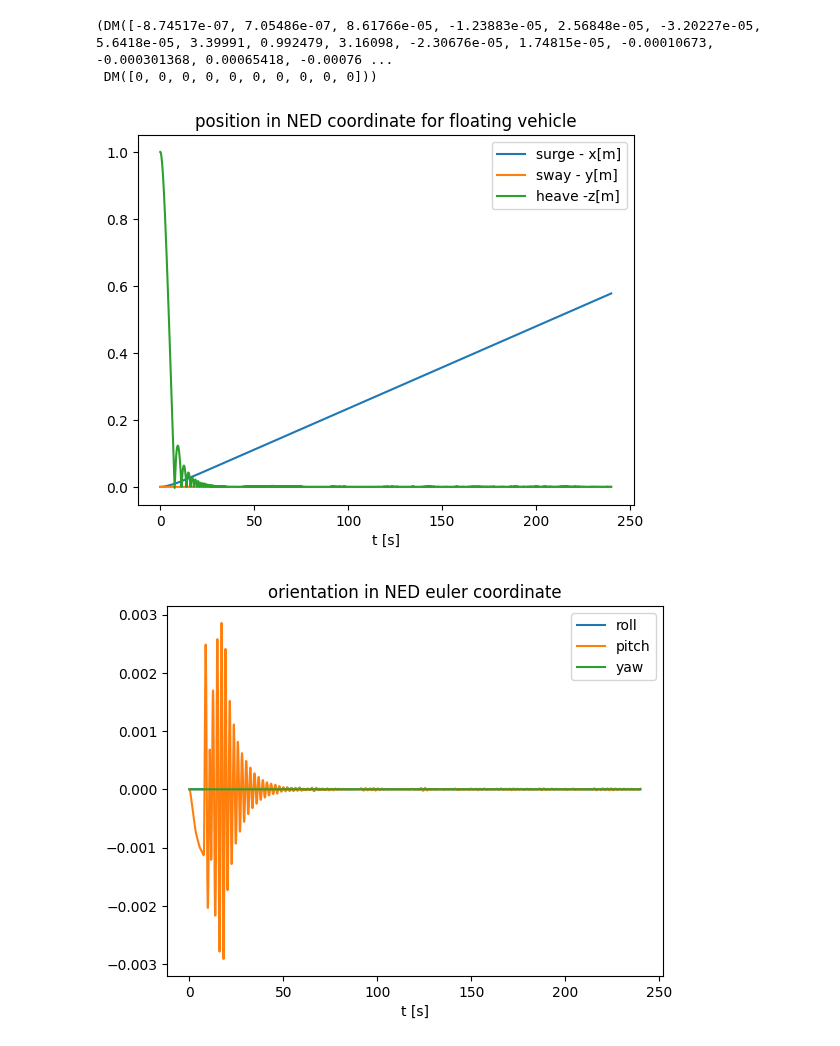
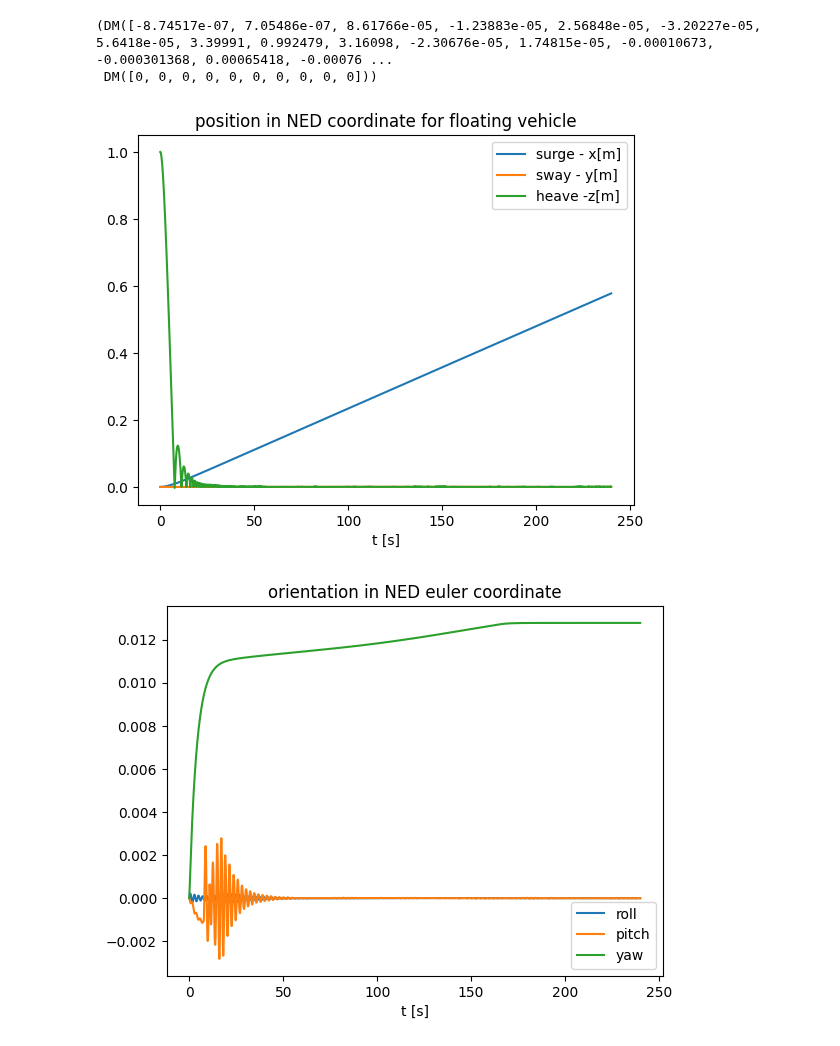
Before and after one commit to edxmorgan/diff_uvms, a Jupyter notebook: usage/example/uvms_forward_dynamics.ipynb, the cells around one changed output. Cells and saved outputs as stored; diff of their text form; code cells hidden in the pictures.

```diff
--- a/usage/example/uvms_forward_dynamics.ipynb
+++ b/usage/example/uvms_forward_dynamics.ipynb
@@ -54,75 +55,80 @@ UVMSnext_use_coupled(True, st_x0, u0, alpha.delta_t, alpha.sim_p, blue.sim_p, al
 (DM([-8.74517e-07, 7.05486e-07, 8.61766e-05, -1.23883e-05, 2.56848e-05, -3.20227e-05, 5.6418e-05, 3.39991, 0.992479, 3.16098, -2.30676e-05, 1.74815e-05, -0.00010673, -0.000301368, 0.00065418, -0.00076 ...
  DM([0, 0, 0, 0, 0, 0, 0, 0, 0, 0]))
 # %%
-sim = x_next_decoupled_eval.mapaccum(alpha.N)
+res = [np.zeros((20,alpha.N+1)), np.zeros((10,alpha.N+1))]
 x0 = np.array([0, 0, 1, 0, 0, 0, 0.0, 1.5, 0.05, 0.0, 0, 0, 0, 0, 0, 0, 0, 0, 0, 0]) #x y z r p y q0 q1 q2 q3 u v w p q r qd0 qd1 qd2 qd3 qd4
-u0 = np.array([0.01, 0.0, 0, 0, 0, 0, 0.1, 0, 0, 0])
-res = sim(x0, u0, alpha.delta_t, alpha.sim_p,  blue.sim_p,  alpha.base_T0, alpha.joint_min, alpha.joint_max)
+u =  np.array([0.01, 0.0, 0, 0, 0, 0, 0.1, 0, 0, 0])
+res[0][:,0] = x0
+res[1][:,0] = u
 t = np.linspace(0, alpha.sim_n, alpha.N+1)
 
+for i in range(1, alpha.N+1):
+  fx = UVMSnext_use_coupled(use_coupled, res[0][:,i-1], u, alpha.delta_t, alpha.sim_p,  blue.sim_p,  alpha.base_T0, alpha.joint_min, alpha.joint_max)
+  res[0][:,i] = fx[0].full().flatten()
+  res[1][:,i] = fx[1].full().flatten()
 
 # Create a figure and plot the data
 plt.figure()
-plt.plot(t, np.concatenate((np.array(x0).reshape((20,1)), res[0].toarray()), axis=1)[0:3,:].T)
+plt.plot(t, res[0][0:3,:].T)
 plt.legend(['surge - x[m]', 'sway - y[m]', 'heave -z[m]'])
 plt.title("position in NED coordinate for floating vehicle")
 plt.xlabel('t [s]')
 
 plt.figure()
-plt.plot(t, np.concatenate((np.array(x0).reshape((20,1)), res[0].toarray()), axis=1)[3:6,:].T)
+plt.plot(t, res[0][3:6,:].T)
 plt.legend(['roll', 'pitch', 'yaw'])
 plt.title("orientation in NED euler coordinate")
 plt.xlabel('t [s]')
 
 plt.figure()
-plt.plot(t, np.concatenate((np.array(x0).reshape((20,1)), res[0].toarray()), axis=1)[6:10,:].T)
+plt.plot(t, res[0][6:10,:].T)
 plt.legend(['q0', 'q1', 'q2', 'q3'])
 plt.title("positions for manipulator")
 plt.xlabel('t [s]')
 
 plt.figure()
-plt.plot(t, np.concatenate((np.array(x0).reshape((20,1)), res[0].toarray()), axis=1)[10:13,:].T)
+plt.plot(t, res[0][10:13,:].T)
 plt.legend(['u', 'v', 'w'])
 plt.xlabel('t[s]')
 plt.title("linear velocity in body coordinate")
 plt.show()
 
 plt.figure()
-plt.plot(t, np.concatenate((np.array(x0).reshape((20,1)), res[0].toarray()), axis=1)[13:16,:].T)
+plt.plot(t, res[0][13:16,:].T)
 plt.legend(['p', 'q', 'r'])
 plt.xlabel('t[s]')
 plt.title("rotational velocity in body coordinate")
 plt.show()
 
 plt.figure()
-plt.plot(t, np.concatenate((np.array(x0).reshape((20,1)), res[0].toarray()), axis=1)[16:20,:].T)
+plt.plot(t, res[0][16:20,:].T)
 plt.legend(['dq0', 'dq1', 'dq2', 'dq3'])
 plt.xlabel('t[s]')
 plt.title("linear velocity in manipulator joints")
 plt.show()
 
 plt.figure()
-plt.plot(t, np.concatenate((np.array(u0).reshape((10,1)), res[1].toarray()), axis=1)[0:3,:].T)
+plt.plot(t, res[1][0:3,:].T)
 plt.legend(['ux', 'uy', 'uz'])
 plt.xlabel('t[s]')
 plt.title("forces on vehicle")
 plt.show()
 
 
 plt.figure()
-plt.plot(t, np.concatenate((np.array(u0).reshape((10,1)), res[1].toarray()), axis=1)[3:6,:].T)
+plt.plot(t, res[1][3:6,:].T)
 plt.legend(['uu', 'uv', 'uw'])
 plt.xlabel('t[s]')
 plt.title("moments on vehicle")
 plt.show()
 
 plt.figure()
-plt.plot(t, np.concatenate((np.array(u0).reshape((10,1)), res[1].toarray()), axis=1)[6:10,:].T)
+plt.plot(t, res[1][6:10,:].T)
 plt.legend(['u0', 'u1', 'u2', 'u3'])
 plt.xlabel('t[s]')
 plt.title("torques at manipulator joints")
 plt.show()
 # %% [output]
 [figure]
-[figure, old version]
+[figure, new version]
 [figure]
```
Also changed, not shown: parts of 3 cells of this notebook.
